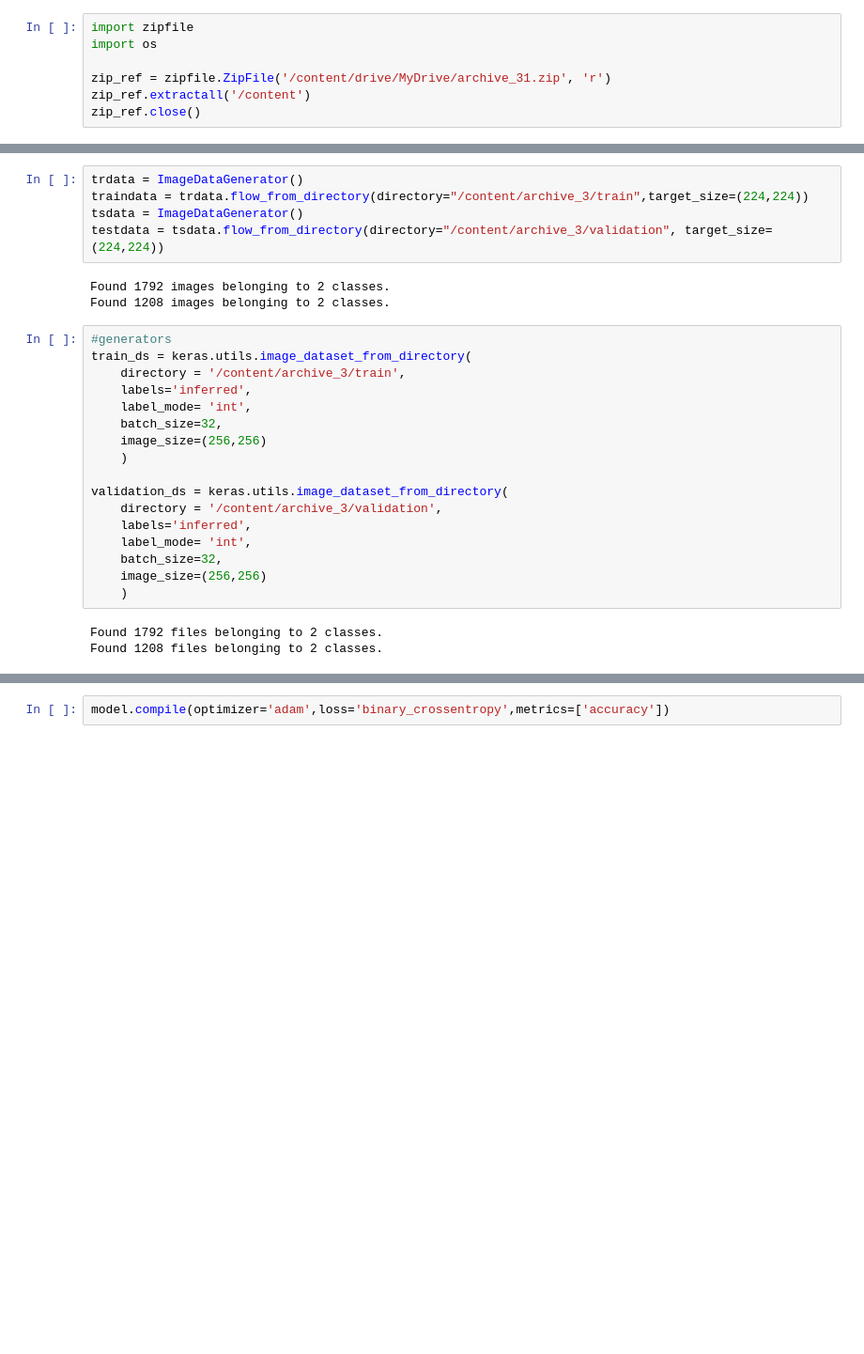
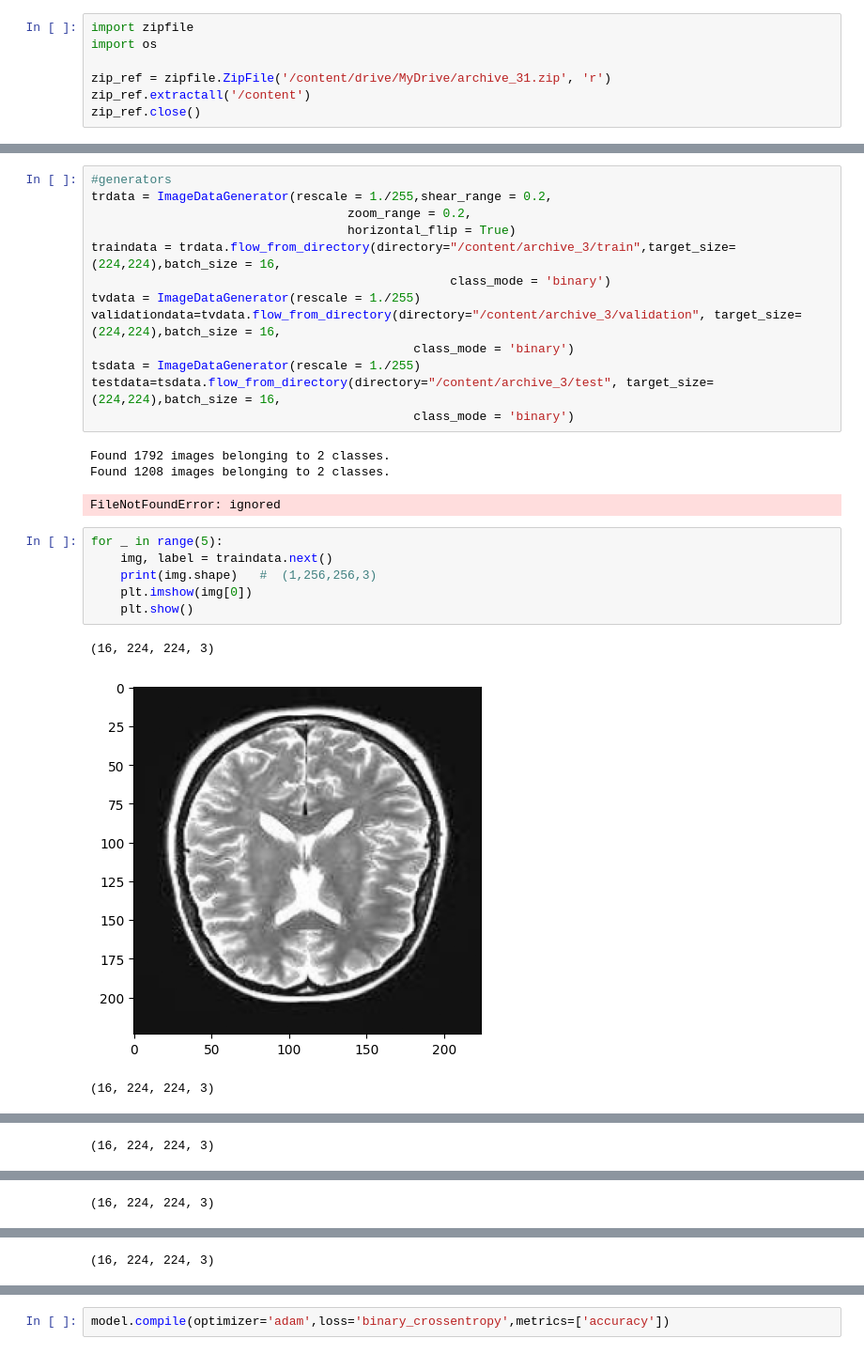
Before and after one commit to drishti-s1/Brain-Tumor-Detection-VGG16-Model, a Jupyter notebook: Brain_tumorDetection_using_VGG16.ipynb, the cells around one changed output, grey strips where cells are left out. Shown: that part at 94% size. Saved outputs shown, nothing was run; the diff lists cells and outputs as text; blank space fills up the shorter version.

```diff
--- a/Brain_tumorDetection_using_VGG16.ipynb
+++ b/Brain_tumorDetection_using_VGG16.ipynb
@@ -23,28 +26,27 @@ import numpy as np
-# %%
-trdata = ImageDataGenerator()
-traindata = trdata.flow_from_directory(directory="/content/archive_3/train",target_size=(224,224))
-tsdata = ImageDataGenerator()
-testdata = tsdata.flow_from_directory(directory="/content/archive_3/validation", target_size=(224,224))
-# %% [output]
-Found 1792 images belonging to 2 classes.
-Found 1208 images belonging to 2 classes.
-# %%
-#generators
-train_ds = keras.utils.image_dataset_from_directory(
-    directory = '/content/archive_3/train',
-    labels='inferred',
-    label_mode= 'int',
-    batch_size=32,
-    image_size=(256,256)
-    )
-
-validation_ds = keras.utils.image_dataset_from_directory(
-    directory = '/content/archive_3/validation',
-    labels='inferred',
-    label_mode= 'int',
-    batch_size=32,
-    image_size=(256,256)
-    )
-# %% [output]
-Found 1792 files belonging to 2 classes.
-Found 1208 files belonging to 2 classes.
+# %%
+#generators
+trdata = ImageDataGenerator(rescale = 1./255,shear_range = 0.2,
+                                   zoom_range = 0.2,
+                                   horizontal_flip = True)
+traindata = trdata.flow_from_directory(directory="/content/archive_3/train",target_size=(224,224),batch_size = 16,
+                                                 class_mode = 'binary')
+tvdata = ImageDataGenerator(rescale = 1./255)
+validationdata=tvdata.flow_from_directory(directory="/content/archive_3/validation", target_size=(224,224),batch_size = 16,
+                                            class_mode = 'binary')
+tsdata = ImageDataGenerator(rescale = 1./255)
+testdata=tsdata.flow_from_directory(directory="/content/archive_3/test", target_size=(224,224),batch_size = 16,
+                                            class_mode = 'binary')
+# %% [output]
+Found 1792 images belonging to 2 classes.
+Found 1208 images belonging to 2 classes.
+FileNotFoundError: ignored
+# %%
+for _ in range(5):
+    img, label = traindata.next()
+    print(img.shape)   #  (1,256,256,3)
+    plt.imshow(img[0])
+    plt.show()
+# %% [output]
+(16, 224, 224, 3)
+[figure, added]
+(16, 224, 224, 3)
@@ -50,0 +54 @@ Found 1208 files belonging to 2 classes.
+(16, 224, 224, 3)
@@ -50,0 +56 @@ Found 1208 files belonging to 2 classes.
+(16, 224, 224, 3)
@@ -50,0 +58 @@ Found 1208 files belonging to 2 classes.
+(16, 224, 224, 3)
```
Also changed, not shown: parts of 16 cells of this notebook.
